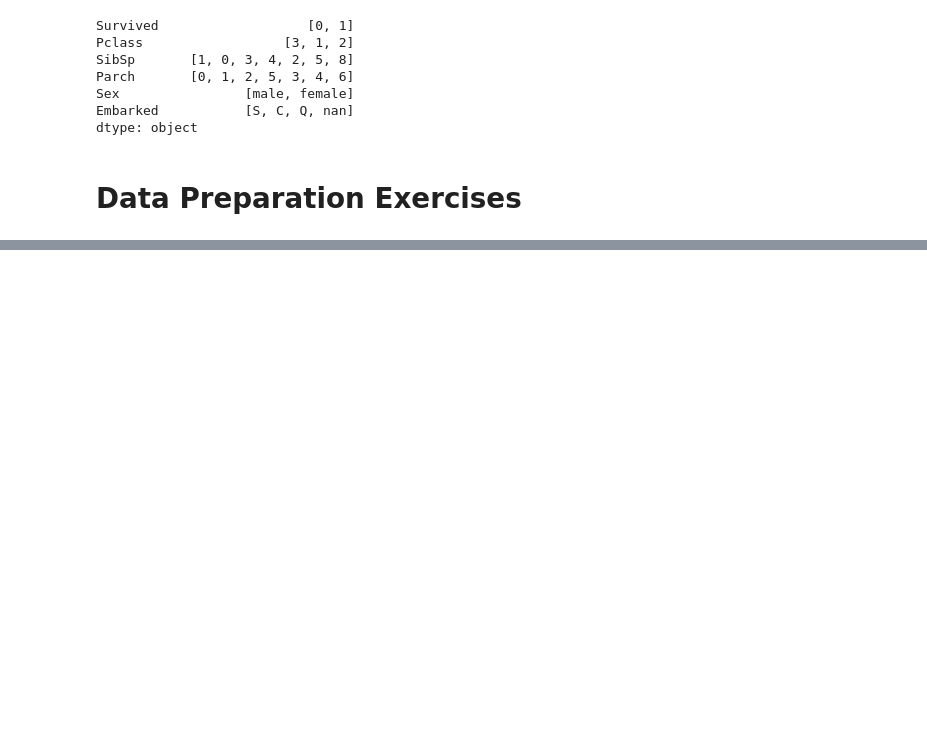
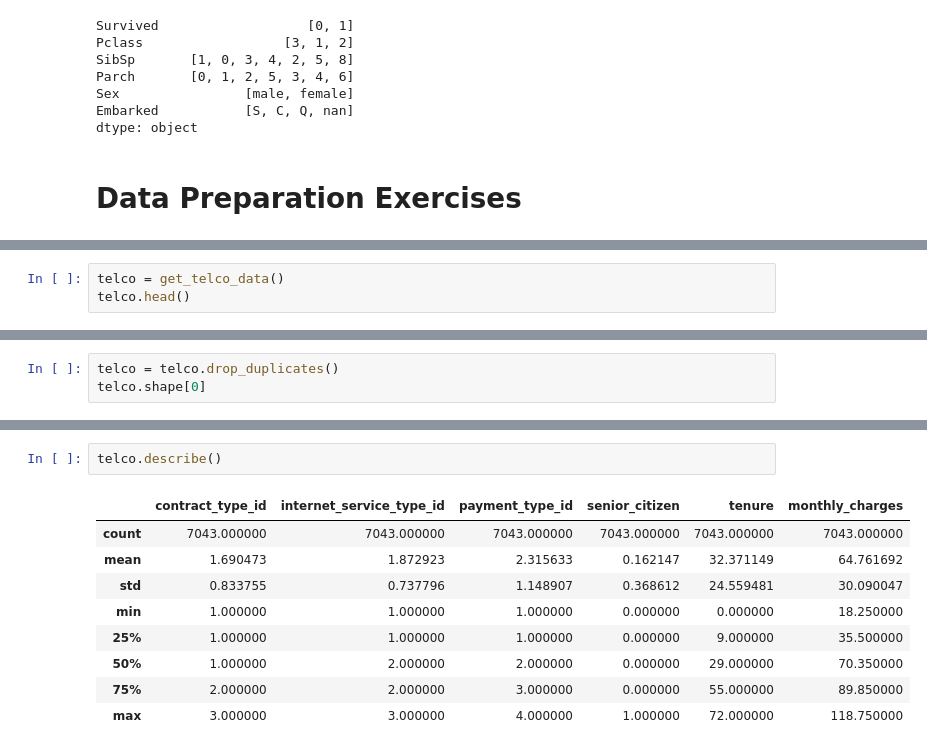
Before and after one commit to alegarcia-dev/classification-exercises, a Jupyter notebook: classification_exercises.ipynb, the cells around one changed output, grey strips where cells are left out. Drawn from its saved outputs; the diff is of its cells as text; blank space fills up the shorter version.

```diff
--- a/classification_exercises.ipynb
+++ b/classification_exercises.ipynb
@@ -284,0 +484,3 @@ dtype: object
+# %%
+telco = get_telco_data()
+telco.head()
@@ -284,0 +501,3 @@ dtype: object
+# %%
+telco = telco.drop_duplicates()
+telco.shape[0]
@@ -284,0 +526,12 @@ dtype: object
+# %%
+telco.describe()
+# %% [output]
+|  | contract_type_id | internet_service_type_id | payment_type_id | senior_citizen | tenure | monthly_charges |
+| count | 7043.000000 | 7043.000000 | 7043.000000 | 7043.000000 | 7043.000000 | 7043.000000 |
+| mean | 1.690473 | 1.872923 | 2.315633 | 0.162147 | 32.371149 | 64.761692 |
+| std | 0.833755 | 0.737796 | 1.148907 | 0.368612 | 24.559481 | 30.090047 |
+| min | 1.000000 | 1.000000 | 1.000000 | 0.000000 | 0.000000 | 18.250000 |
+| 25% | 1.000000 | 1.000000 | 1.000000 | 0.000000 | 9.000000 | 35.500000 |
+| 50% | 1.000000 | 2.000000 | 2.000000 | 0.000000 | 29.000000 | 70.350000 |
+| 75% | 2.000000 | 2.000000 | 3.000000 | 0.000000 | 55.000000 | 89.850000 |
+| max | 3.000000 | 3.000000 | 4.000000 | 1.000000 | 72.000000 | 118.750000 |
```
Also changed, not shown: parts of 46 cells of this notebook, 1 other file.
